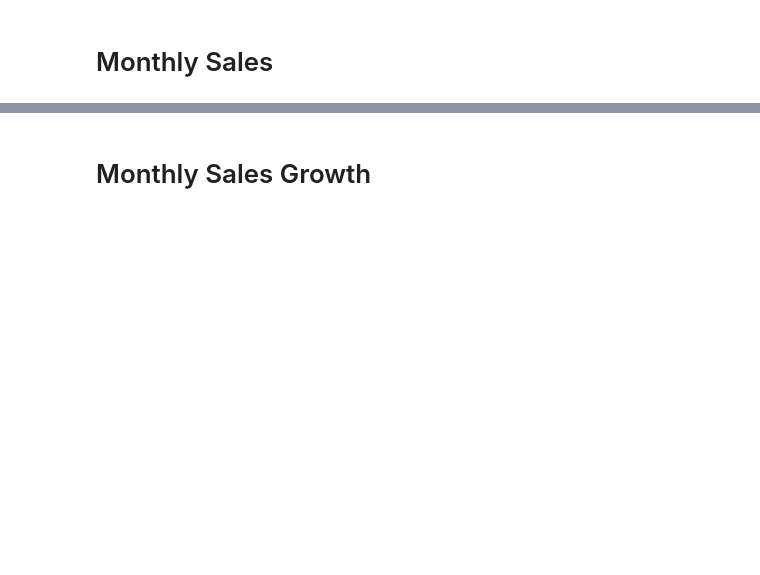
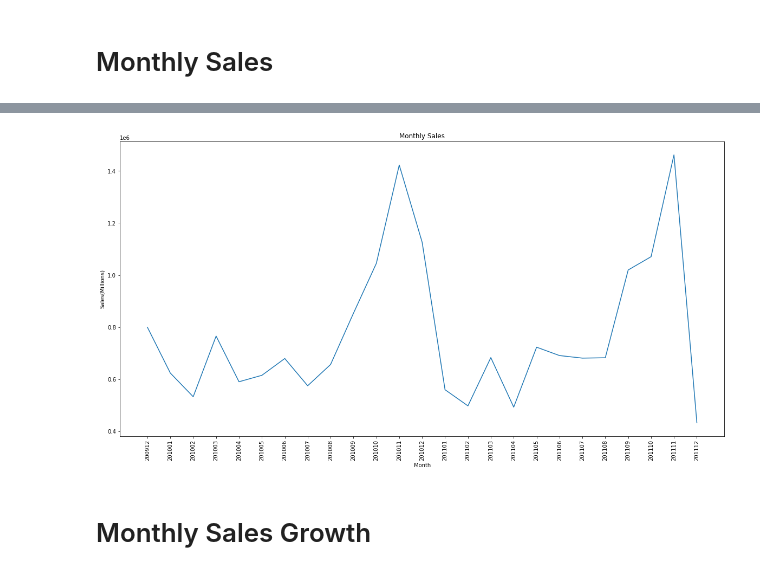
Before and after one commit to jarviscanada/jarvis_data_eng_PrateekAnnaiahgari, a Jupyter notebook: python_data_analytics/retail_data_analytics_wrangling.ipynb, the cells around one changed output, grey strips where cells are left out. Cells and saved outputs as stored; diff of their text form; code cells hidden in the pictures; blank space fills up the shorter version.

```diff
--- a/python_data_analytics/retail_data_analytics_wrangling.ipynb
+++ b/python_data_analytics/retail_data_analytics_wrangling.ipynb
@@ -155,2 +171,14 @@ retail_df = retail_df
+# %%
+monthlySales_df = retail_df.groupby("YYYYMM", as_index=False)['Amount'].sum()
+# monthlyplot = monthlySales_df.plot(kind='line', figsize=(16,10),xlabel="Month", ylabel="Sales(Millions)", title="Monthly Sales")
+plt.figure(figsize=(20,10))
+plt.plot(monthlySales_df["YYYYMM"].astype("str"), monthlySales_df["Amount"])
+plt.title('Monthly Sales')
+plt.xlabel('Month')
+plt.ylabel('Sales(Millions)')
+plt.xticks(rotation=90)
+plt.show()
+# %% [output]
+[figure, added]
 # %% [markdown]
 # Monthly Sales Growth
```
Also changed, not shown: parts of 31 cells of this notebook.
